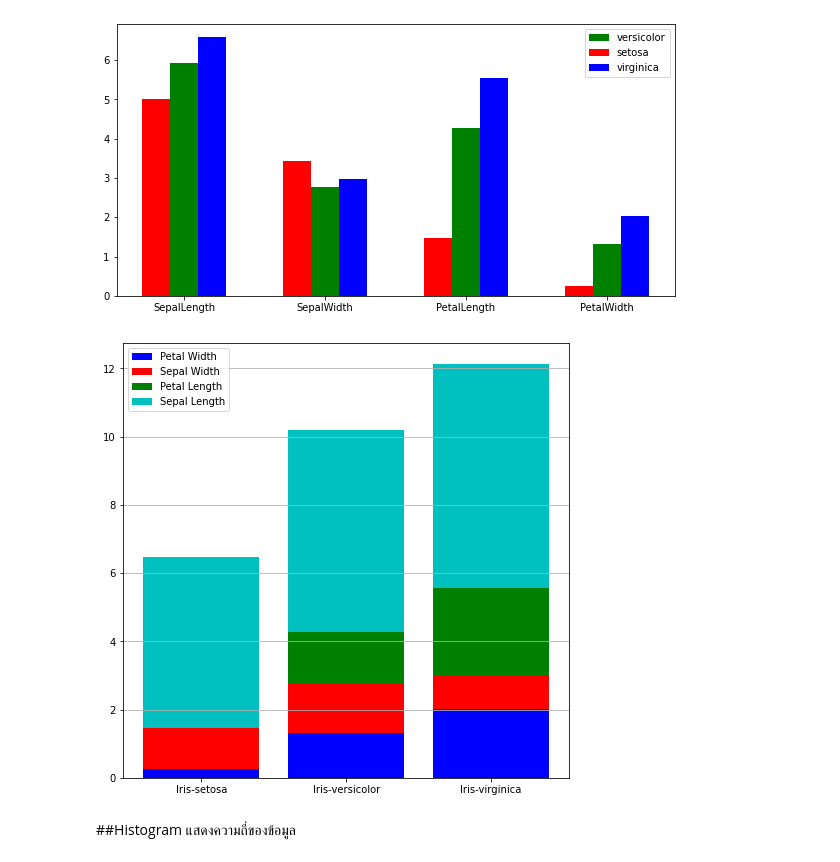
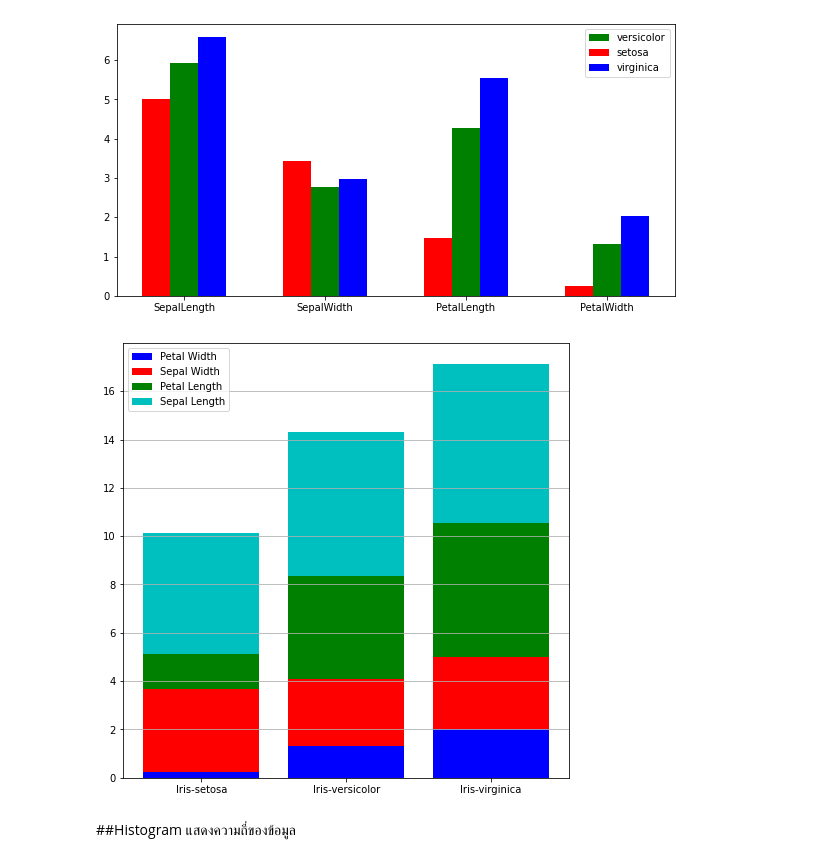
Before and after one commit to 6230204513/data_viz_2022, a Jupyter notebook: DataViz04_Data_Comparison.ipynb, the cells around one changed output. Cells and saved outputs as stored; diff of their text form; code cells hidden in the pictures.

```diff
--- a/DataViz04_Data_Comparison.ipynb
+++ b/DataViz04_Data_Comparison.ipynb
@@ -303,15 +303,15 @@ plt.legend();
 # %%
 #2. plot bar chart เพื่อเปรียบเทียบขนาดโดยรวมของ ดอก iris 3 ชนิด โดยดูจาก sepal length, sepal width, petal length, และ petal width
 plt.figure(figsize = (8,8))
 plt.bar([1,2,3],sample_data['PetalWidth'],color ='b',label = 'Petal Width')
 plt.bar([1,2,3],sample_data['SepalWidth'],bottom=sample_data['PetalWidth'],color ='r',label = 'Sepal Width')
-plt.bar([1,2,3],sample_data['PetalLength'],bottom=sample_data['SepalWidth'],color ='g',label = 'Petal Length')
-plt.bar([1,2,3],sample_data['SepalLength'],bottom=sample_data['PetalLength'],color ='c',label = 'Sepal Length')
+plt.bar([1,2,3],sample_data['PetalLength'],bottom=sample_data['PetalWidth']+sample_data['SepalWidth'],color ='g',label = 'Petal Length')
+plt.bar([1,2,3],sample_data['SepalLength'],bottom=sample_data['PetalWidth']+sample_data['SepalWidth']+sample_data['PetalLength'],color ='c',label = 'Sepal Length')
 plt.xticks([1,2,3],sample_data.reset_index()['Name'])
 plt.grid(True,axis='y')
 plt.legend();
 # %% [output]
-[figure, old version]
+[figure, new version]
 # %% [markdown]
 ##Histogram
 แสดงความถี่ของข้อมูล
```
